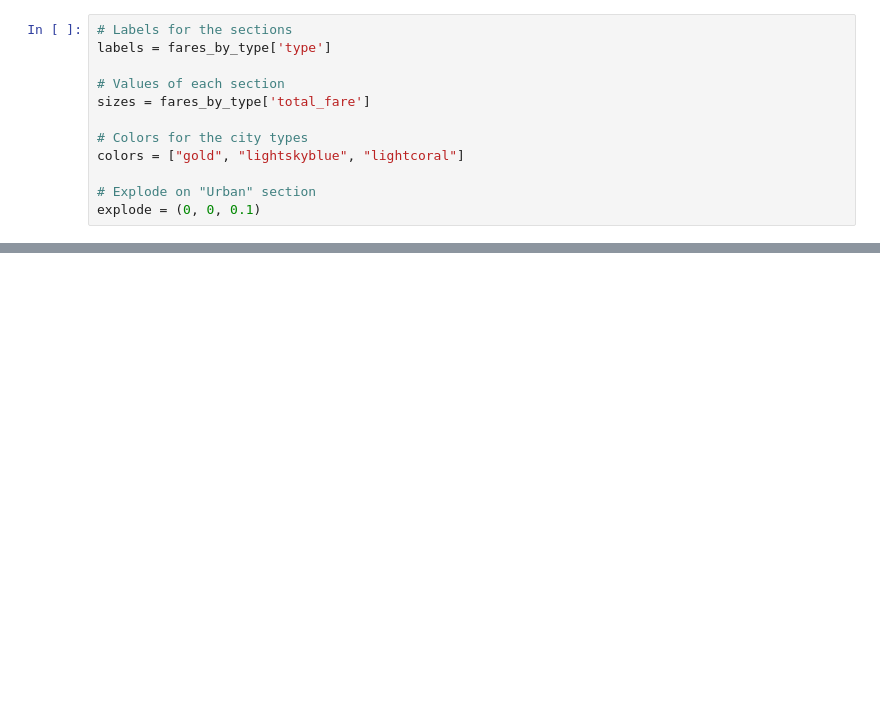
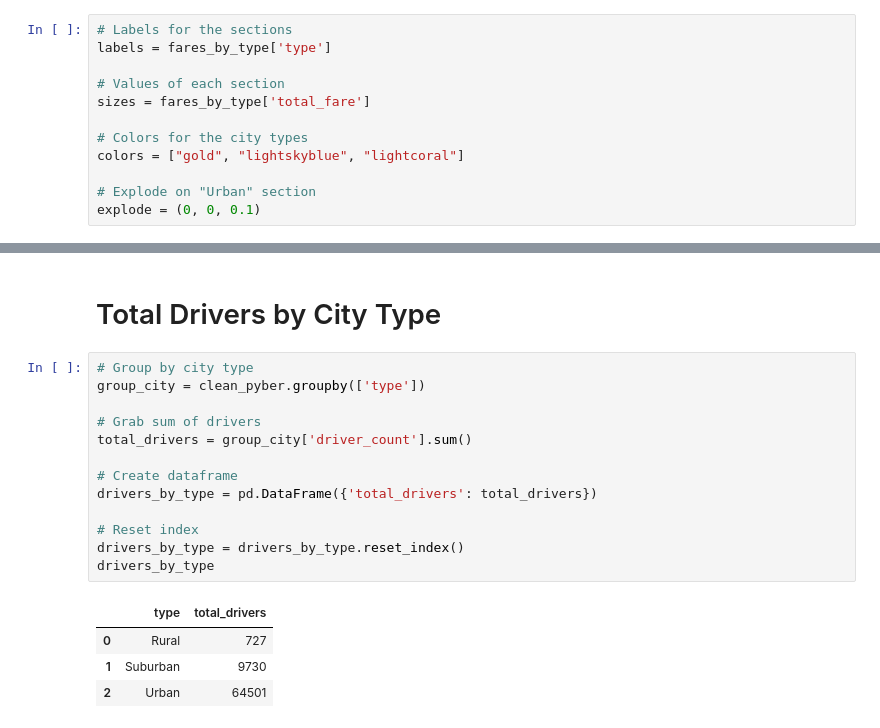
Before and after one commit to Jayleh/pyberceuticals, a Jupyter notebook: Pyber/Pyber.ipynb, the cells around one changed output, grey strips where cells are left out. Cells and saved outputs as stored; diff of their text form; blank space fills up the shorter version.

```diff
--- a/Pyber/Pyber.ipynb
+++ b/Pyber/Pyber.ipynb
@@ -331,0 +379,20 @@ plt.show()
+# %% [markdown]
+# Total Drivers by City Type
+# %%
+# Group by city type
+group_city = clean_pyber.groupby(['type'])
+
+# Grab sum of drivers
+total_drivers = group_city['driver_count'].sum()
+
+# Create dataframe
+drivers_by_type = pd.DataFrame({'total_drivers': total_drivers})
+
+# Reset index
+drivers_by_type = drivers_by_type.reset_index()
+drivers_by_type
+# %% [output]
+|  | type | total_drivers |
+| 0 | Rural | 727 |
+| 1 | Suburban | 9730 |
+| 2 | Urban | 64501 |
```
Also changed, not shown: parts of 14 cells of this notebook, 7 other files.
